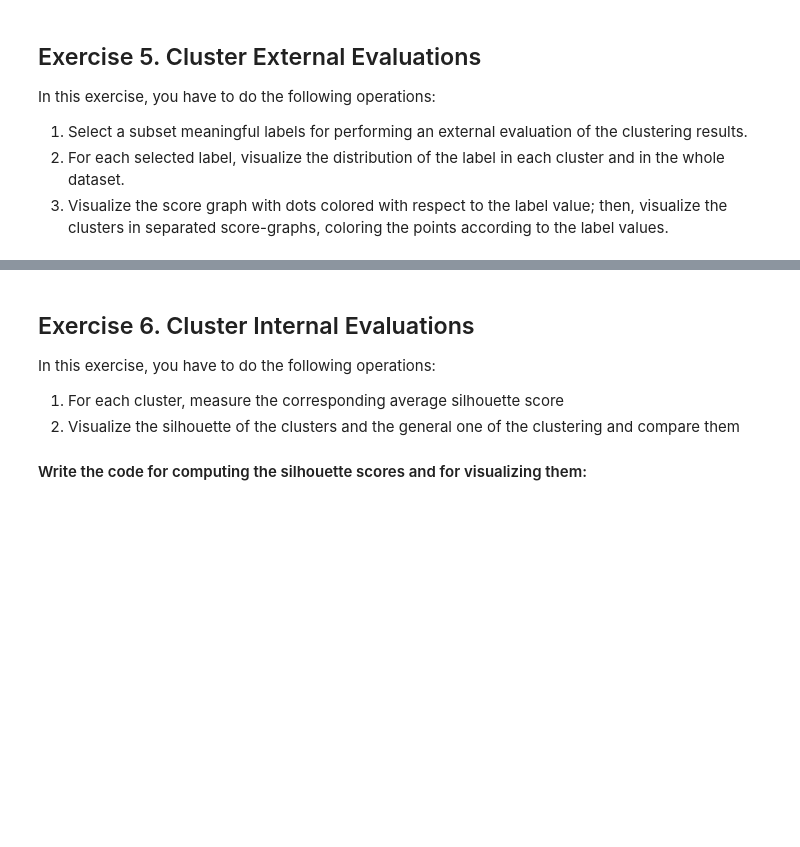
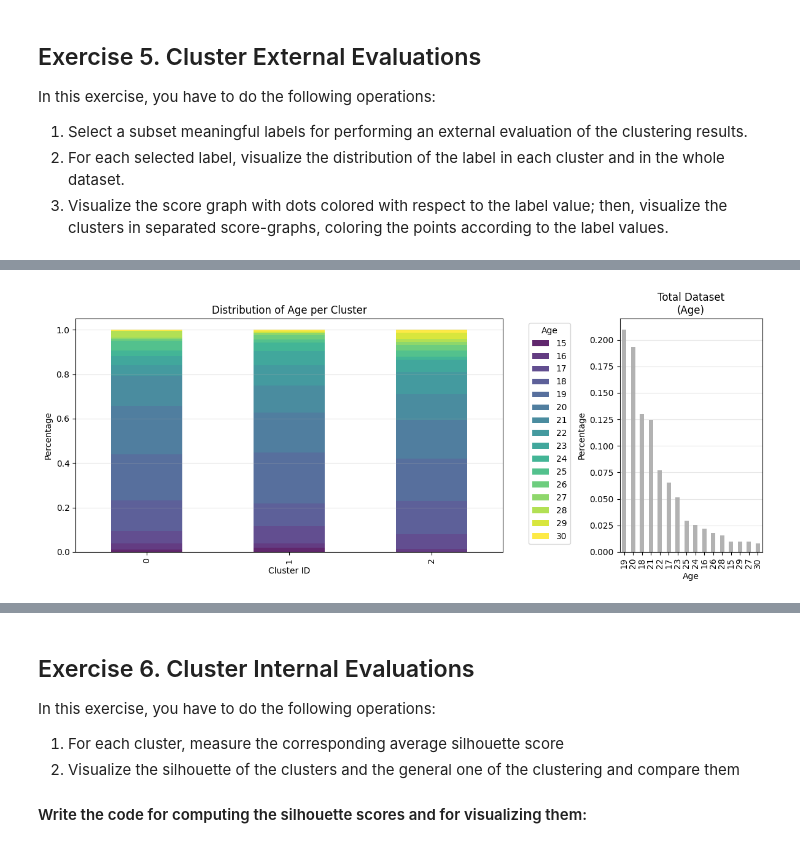
Before and after one commit to mertdenizer/PCA_project, a Jupyter notebook: HWpca_Surname1_Surname2.ipynb, the cells around one changed output, grey strips where cells are left out. Cells and saved outputs as stored; diff of their text form; code cells hidden in the pictures; blank space fills up the shorter version.

Commit message:
project is finished (open to later polishes)

```diff
--- a/HWpca_Surname1_Surname2.ipynb
+++ b/HWpca_Surname1_Surname2.ipynb
@@ -651,4 +673,99 @@ In this exercise, you have to do the following operations:
 
 #### Write the code for the visualizations cited in item 2 above:
 # %%
-# [write the code here]
+# Note: I cannot render the education cluster in the same height as the other graphs. I couldn't figure out the issue. but it is still legible.
+# we join the original labels with the cluster labels we just generated
+analysis_df = responses_lb.copy()
+analysis_df['Cluster'] = cluster_labels
+
+# define the labels we selected for evaluation
+selected_labels = ['Age', 'Gender', 'Education', 'Home Town Type', 'Home Type']
+
+# distributions
+for label in selected_labels:
+    plt.figure(figsize=(12, 5))
+
+    # we calculate the distribution of the label within each cluster
+    cross_tab = pd.crosstab(analysis_df['Cluster'], analysis_df[label], normalize='index')
+
+    # also calculate Total distribution for comparison
+    total_dist = analysis_df[label].value_counts(normalize=True)
+
+    # we create a GridSpec to show cluster breakdown vs total side-by-side
+    grid = plt.GridSpec(1, 2, width_ratios=[3, 1])
+    ax1 = plt.subplot(grid[0])
+    ax2 = plt.subplot(grid[1])
+
+    # plot cluster distributions
+    cross_tab.plot(kind='bar', stacked=True, ax=ax1, colormap='viridis', alpha=0.85)
+    ax1.set_title(f'Distribution of {label} per Cluster')
+    ax1.set_ylabel('Percentage')
+    ax1.set_xlabel('Cluster ID')
+    ax1.legend(title=label, bbox_to_anchor=(1.05, 1), loc='upper left')
+    ax1.grid(axis='y', alpha=0.3)
+
+    # plot total distribution (as a reference)
+    total_dist.plot(kind='bar', ax=ax2, color='grey', alpha=0.6)
+    ax2.set_title(f'Total Dataset\n({label})')
+    ax2.set_ylabel('Percentage')
+    ax2.grid(axis='y', alpha=0.3)
+
+    plt.tight_layout()
+    plt.show()
+
+# helper function to map categorical labels to colors
+def get_color_mapping(df, label_col):
+    unique_vals = df[label_col].unique()
+
+    # create a color palette
+    color_palette = plt.get_cmap("tab20")
+    colors = [color_palette(i) for i in range(len(unique_vals))]
+    color_map = dict (zip( unique_vals, colors ) )
+    return df[label_col].map(color_map), color_map
+
+for label in selected_labels:
+    # get colours for this label
+    point_colors, color_legend = get_color_mapping(analysis_df, label)
+
+    # we will create 4 subplots: one for all Data, for individual clusters
+    fig = plt.figure(figsize=(20, 5))
+    fig.suptitle(f'Score Graphs Colored by {label}', fontsize=16)
+
+    # the plot of all data
+    ax = fig.add_subplot(1, 4, 1, projection='3d')
+    ax.scatter(responses_ft_pca_df['PC1'],
+               responses_ft_pca_df['PC2'],
+               responses_ft_pca_df['PC3'],
+               c=point_colors, s=20, alpha=0.6)
+    ax.set_title('All Data')
+    ax.set_xlabel('PC1')
+    ax.set_ylabel('PC2')
+    ax.set_zlabel('PC3')
+    ax.view_init(elev=20, azim=120)
+
+    # the plots of clusters
+    for i in range(best_k):
+        ax = fig.add_subplot(1, 4, i + 2, projection='3d')
+
+        # filter data
+        mask = analysis_df['Cluster'] == i
+        subset_colors = point_colors[mask]
+
+        ax.scatter(responses_ft_pca_df.loc[mask, 'PC1'],
+                   responses_ft_pca_df.loc[mask, 'PC2'],
+                   responses_ft_pca_df.loc[mask, 'PC3'],
+                   c=subset_colors, s=30, alpha=0.8)
+
+        ax.set_title(f'Cluster {i}')
+        ax.set_xlabel('PC1')
+        ax.set_ylabel('PC2')
+        ax.set_zlabel('PC3')
+        ax.view_init(elev=20, azim=120)
+
+    # create a custom legend for the figure
+    patches = [mpatches.Patch(color=color, label=val) for val, color in color_legend.items()]
+    fig.legend(handles=patches, loc='upper right', bbox_to_anchor=(0.95, 0.85))
+
+    plt.show()
+# %% [output]
+[figure, added]
```
Also changed, not shown: parts of 13 cells of this notebook.
